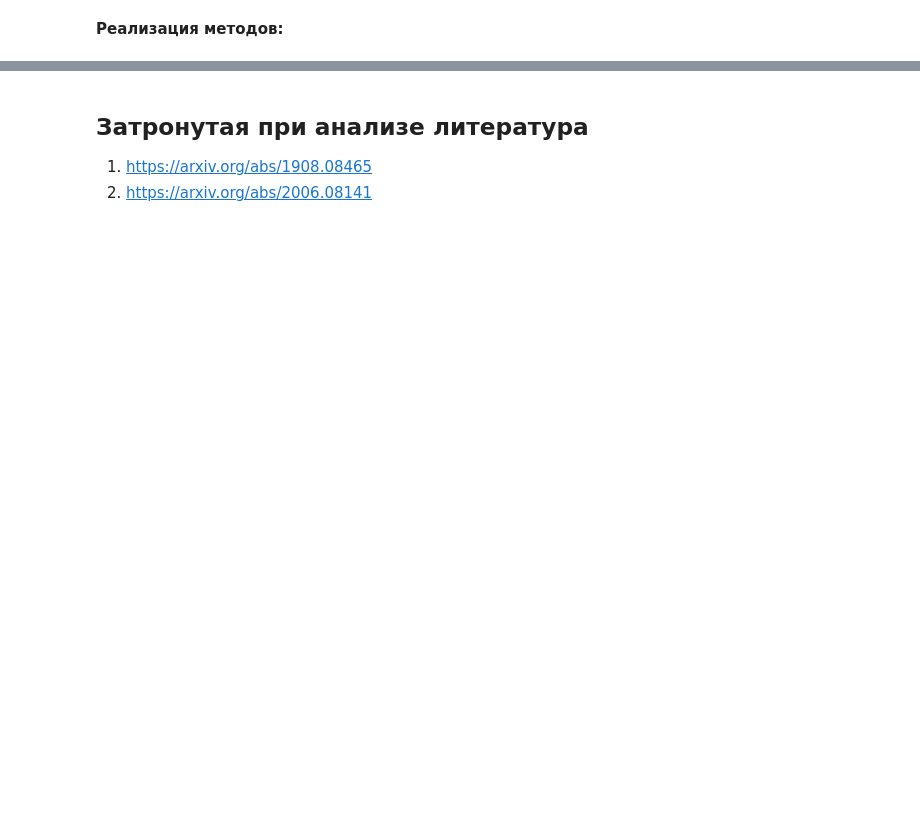
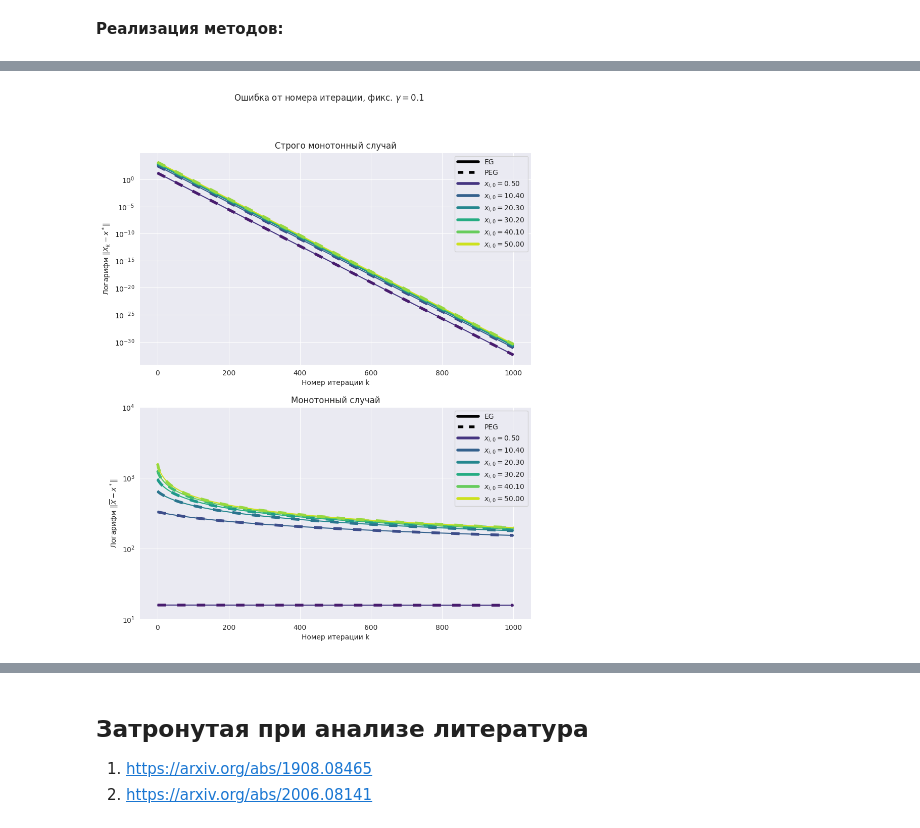
Before and after one commit to DanMax03/Single-Call-SEGM, a Jupyter notebook: analysis.ipynb, the cells around one changed output, grey strips where cells are left out. Cells and saved outputs as stored; diff of their text form; code cells hidden in the pictures; blank space fills up the shorter version.

```diff
--- a/analysis.ipynb
+++ b/analysis.ipynb
@@ -803,8 +863,8 @@ sigma = 0.1
 coefs_arr = [(1, 0), (0, 1)] #, (1, -1)]
 coefs_labels = ['Строго монотонный случай', 'Монотонный случай'] #, '']
 # %%
-ms = jnp.array([0.200, 0.001, 0.200, 0.001])
-Ls = jnp.array([0.208, 0.005, 0.208, 0.005])
+ms = jnp.array([0.200, 4.7 * 10 ** -4, 0.200, 4.7 * 10 ** -4])
+Ls = jnp.array([0.208, 4.9 * 10 ** -4, 0.208, 4.9 * 10 ** -4])
 
 C = jnp.zeros(shape=(d // 2, d // 2))
 Mtxs = np.zeros(shape=(len(ms), d // 2, d // 2))
@@ -1092,0 +1116,44 @@ with sns.axes_style('darkgrid'), sns.color_palette('Paired', n_colors=2 * gamma_
+# %%
+with sns.axes_style('darkgrid'), sns.color_palette('viridis', n_colors=2 * x_0_cnt) as pal:
+    plt.figure(figsize=(10, 12))
+    plt.suptitle('Ошибка от номера итерации, фикс. $\\gamma = {}$'.format(fixed_gamma_step))
+
+    legend_lines = [
+        plt.Line2D([0], [0], color='k', lw=4),
+        plt.Line2D([0], [0], color='k', lw=4, dashes=(2, 2))
+    ]
+    legend_labels = [
+        'EG',
+        'PEG'
+    ]
+
+    ns = np.arange(K + 1)
+
+    for i, x_0_coord in enumerate(x_0_coords):
+        legend_lines.append(plt.Line2D([0], [0], color=pal[2 * i + 1], lw=4))
+        legend_labels.append(r'$x_{i, 0} = ' + '{:.2f}$'.format(x_0_coord))
+
+    ylims = [(None, None), (10 ** 1, 10 ** 4)]
+
+    for i, (lbl, ylim) in enumerate(zip(coefs_labels, ylims)):
+        plt.subplot(2, 1, i + 1)
+        plt.title(lbl)
+
+        for j in range(0, x_0_cnt):
+            sns.lineplot(x=ns, y=eg_one_step_errors[i, j, ::2], color=pal[2 * j + 1])
+            sns.lineplot(x=ns, y=peg_one_step_errors[i, j, ::2], color=pal[2 * j], dashes=(3, 4), lw=4)
+
+        plt.yscale('log')
+        plt.ylim(ylim)
+
+        plt.xlabel('Номер итерации k')
+
+        if i == 1:
+            plt.ylabel('Логарифм ' + r'$\|\overline{X} - x^*\|$')
+        else:
+            plt.ylabel('Логарифм ' + r'$\|X_k - x^*\|$')
+
+        plt.legend(legend_lines, legend_labels, handlelength=3)
+    plt.show()
+# %% [output]
+[figure, added]
```
Also changed, not shown: parts of 41 cells of this notebook.
